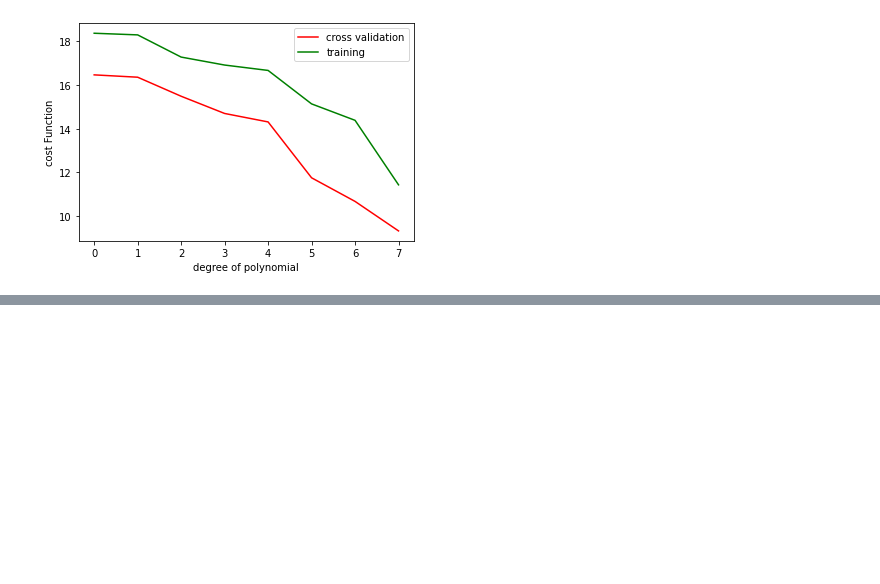
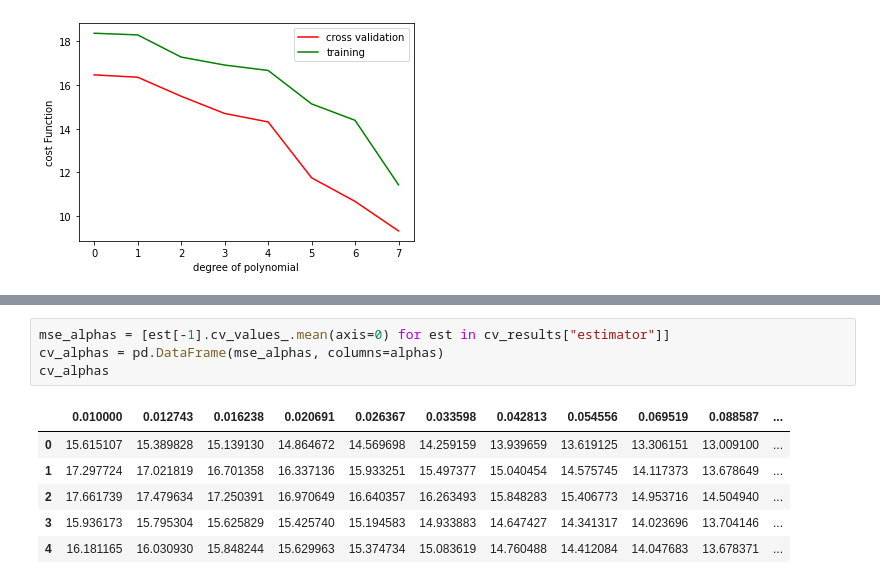
Before and after one commit to HassanTarek1/MachineLearning_Course, a Jupyter notebook: Regression Assignment/Regression.ipynb, the cells around one changed output, grey strips where cells are left out. Drawn from its saved outputs; the diff is of its cells as text; blank space fills up the shorter version.

```diff
--- a/Regression Assignment/Regression.ipynb
+++ b/Regression Assignment/Regression.ipynb
@@ -155,0 +279,11 @@ Generaliztion error fot test set is 19.32907575402351
+# %%
+mse_alphas = [est[-1].cv_values_.mean(axis=0) for est in cv_results["estimator"]]
+cv_alphas = pd.DataFrame(mse_alphas, columns=alphas)
+cv_alphas
+# %% [output]
+|  | 0.010000 | 0.012743 | 0.016238 | 0.020691 | 0.026367 | 0.033598 | 0.042813 | 0.054556 | 0.069519 | 0.088587 | ... |
+| 0 | 15.615107 | 15.389828 | 15.139130 | 14.864672 | 14.569698 | 14.259159 | 13.939659 | 13.619125 | 13.306151 | 13.009100 | ... |
+| 1 | 17.297724 | 17.021819 | 16.701358 | 16.337136 | 15.933251 | 15.497377 | 15.040454 | 14.575745 | 14.117373 | 13.678649 | ... |
+| 2 | 17.661739 | 17.479634 | 17.250391 | 16.970649 | 16.640357 | 16.263493 | 15.848283 | 15.406773 | 14.953716 | 14.504940 | ... |
+| 3 | 15.936173 | 15.795304 | 15.625829 | 15.425740 | 15.194583 | 14.933883 | 14.647427 | 14.341317 | 14.023696 | 13.704146 | ... |
+| 4 | 16.181165 | 16.030930 | 15.848244 | 15.629963 | 15.374734 | 15.083619 | 14.760488 | 14.412084 | 14.047683 | 13.678371 | ... |
```
Also changed, not shown: parts of 27 cells of this notebook.
